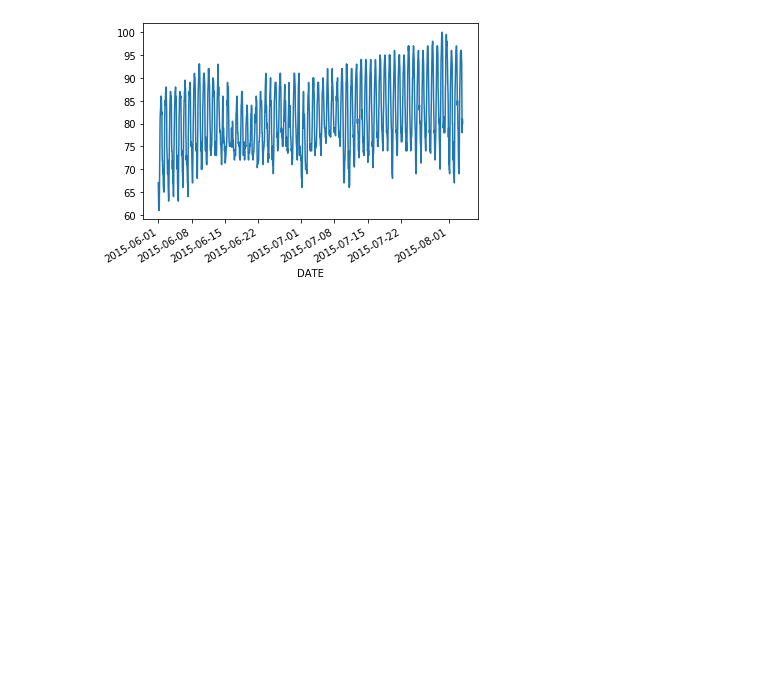
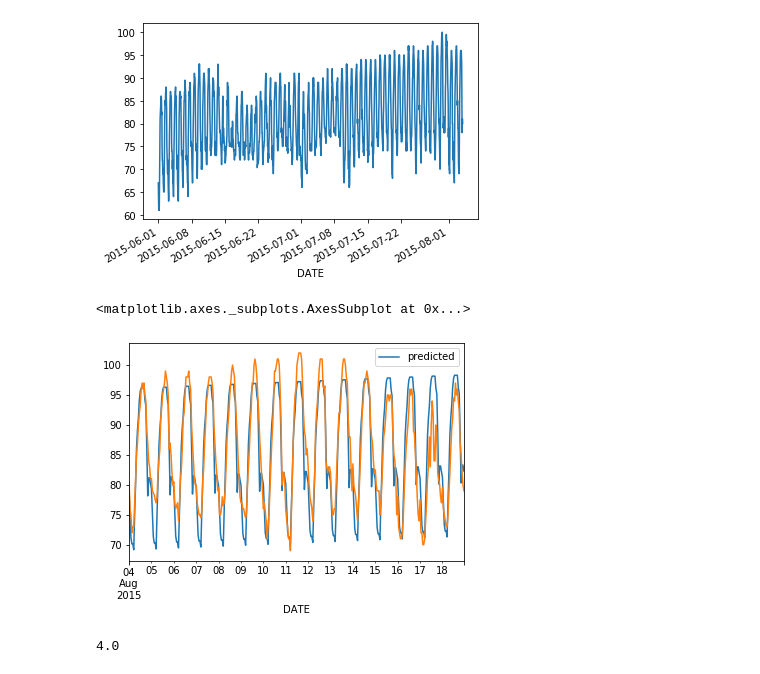
Before and after one commit to ravinder79/Climate-, a Jupyter notebook: climate_analysis.ipynb, the cells around one changed output. Cells and saved outputs as stored; diff of their text form; code cells hidden in the pictures; blank space fills up the shorter version.

```diff
--- a/climate_analysis.ipynb
+++ b/climate_analysis.ipynb
@@ -272,6 +272,3 @@ yhat_test.plot()
 # %% [output]
 <matplotlib.axes._subplots.AxesSubplot at 0x...>
 [figure]
-# %%
-for i in range(24*15):
-    test.iloc[i] =
@@ -298,7 +293,23 @@ train.plot()
 # %% [output]
 <matplotlib.axes._subplots.AxesSubplot at 0x...>
 [figure]
-# %%
-temp = []
-for i in range(360):
-    temp[i] = train.iloc
+# %%
+n = 15
+temp = []
+for i in range(0, 24*n):
+    if i <= 23:
+#         print(i)
+#         print(train.iloc[-24 + i])
+        temp.append(train.iloc[-24 + i] + train.diff(24).mean())
+#         print(temp[i])
+    else:
+#         print(temp[i-24])
+        temp.append(temp[i-24] + train.diff(24).mean())
+# %%
+predicted = pd.DataFrame(temp, index = test.index, columns = ['predicted'])
+# %%
+predicted.plot()
+test.plot()
+# %% [output]
+<matplotlib.axes._subplots.AxesSubplot at 0x...>
+[figure, added]
@@ -304,0 +335,4 @@ for i in range(360):
+# %%
+rmse
+# %% [output]
+4.0
```
Also changed, not shown: parts of 6 cells of this notebook.
